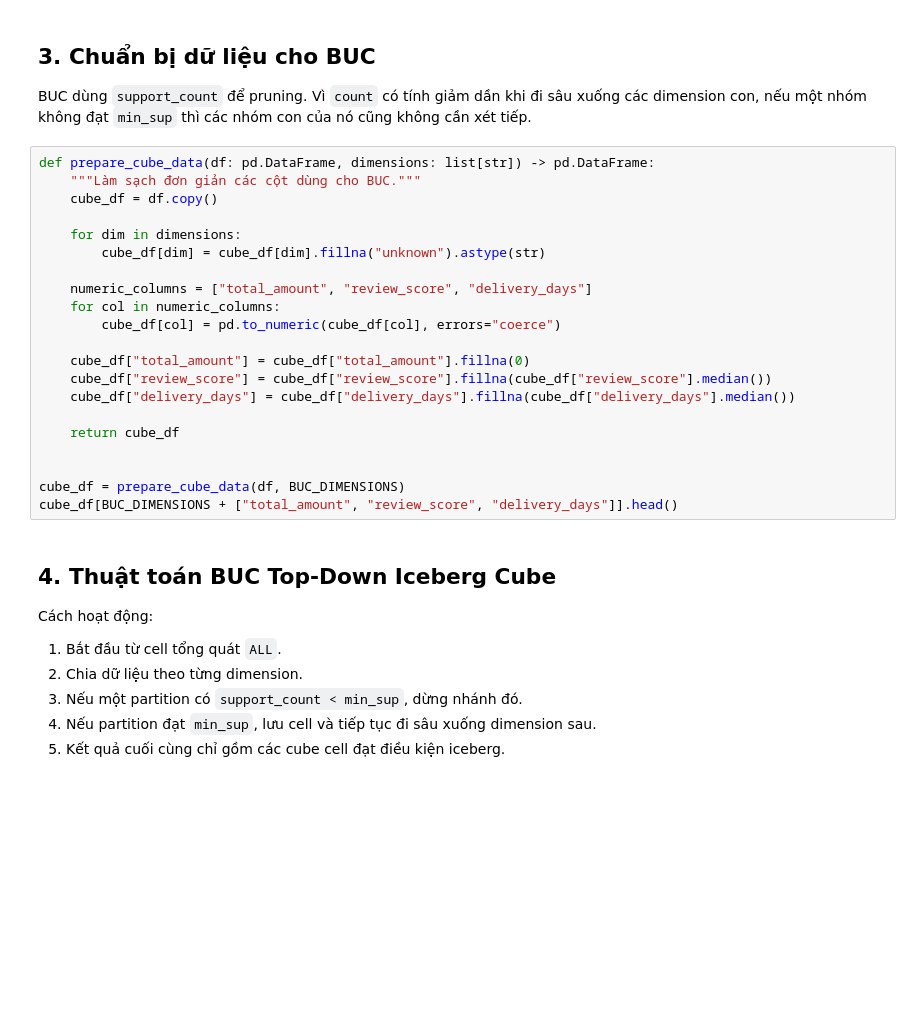
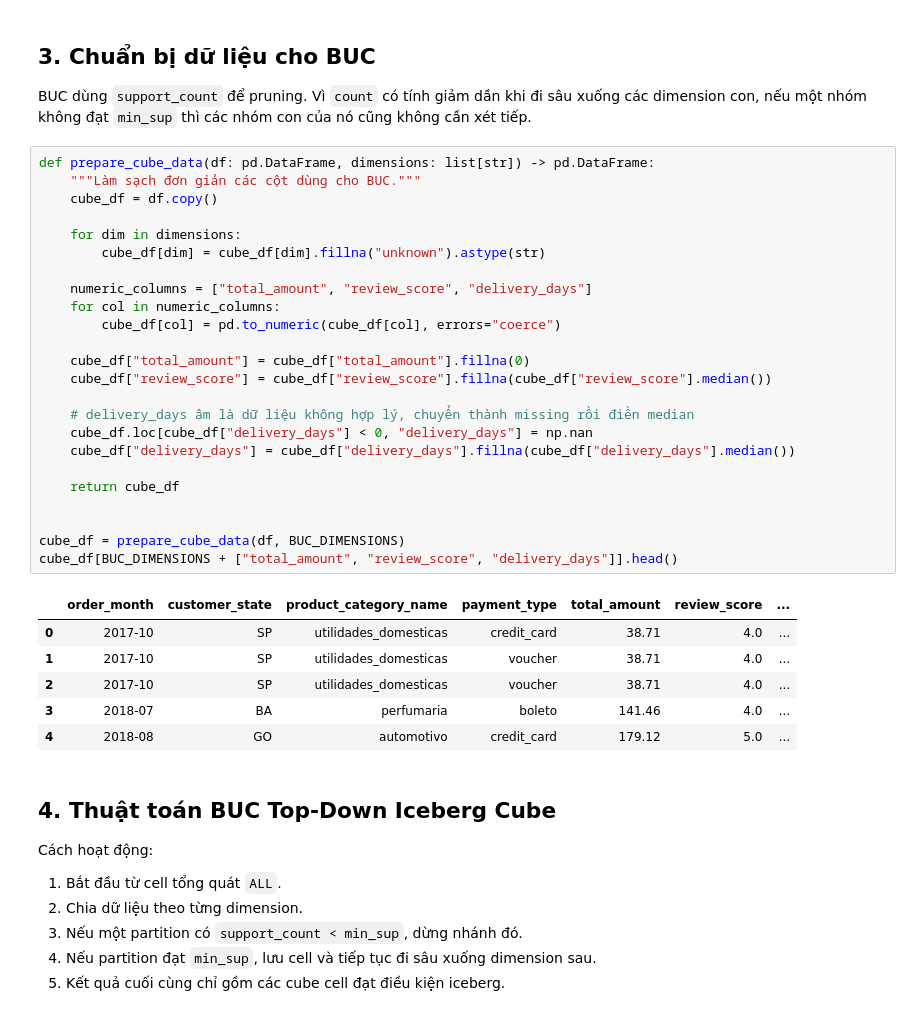
Before and after one commit to DaoGiaPhuc/final-data-mining-project, a Jupyter notebook: notebooks/03_iceberg_cube_clustering.ipynb, the cells around one changed output. Cells and saved outputs as stored; diff of their text form; blank space fills up the shorter version.

```diff
--- a/notebooks/03_iceberg_cube_clustering.ipynb
+++ b/notebooks/03_iceberg_cube_clustering.ipynb
@@ -121,24 +141,34 @@ BUC dùng `support_count` để pruning. Vì `count` có tính giảm dần khi
 # %%
 def prepare_cube_data(df: pd.DataFrame, dimensions: list[str]) -> pd.DataFrame:
     """Làm sạch đơn giản các cột dùng cho BUC."""
     cube_df = df.copy()
 
     for dim in dimensions:
         cube_df[dim] = cube_df[dim].fillna("unknown").astype(str)
 
     numeric_columns = ["total_amount", "review_score", "delivery_days"]
     for col in numeric_columns:
         cube_df[col] = pd.to_numeric(cube_df[col], errors="coerce")
 
     cube_df["total_amount"] = cube_df["total_amount"].fillna(0)
     cube_df["review_score"] = cube_df["review_score"].fillna(cube_df["review_score"].median())
+
+    # delivery_days âm là dữ liệu không hợp lý, chuyển thành missing rồi điền median
+    cube_df.loc[cube_df["delivery_days"] < 0, "delivery_days"] = np.nan
     cube_df["delivery_days"] = cube_df["delivery_days"].fillna(cube_df["delivery_days"].median())
 
     return cube_df
 
 
 cube_df = prepare_cube_data(df, BUC_DIMENSIONS)
 cube_df[BUC_DIMENSIONS + ["total_amount", "review_score", "delivery_days"]].head()
+# %% [output]
+|  | order_month | customer_state | product_category_name | payment_type | total_amount | review_score | ... |
+| 0 | 2017-10 | SP | utilidades_domesticas | credit_card | 38.71 | 4.0 | ... |
+| 1 | 2017-10 | SP | utilidades_domesticas | voucher | 38.71 | 4.0 | ... |
+| 2 | 2017-10 | SP | utilidades_domesticas | voucher | 38.71 | 4.0 | ... |
+| 3 | 2018-07 | BA | perfumaria | boleto | 141.46 | 4.0 | ... |
+| 4 | 2018-08 | GO | automotivo | credit_card | 179.12 | 5.0 | ... |
 # %% [markdown]
 ## 4. Thuật toán BUC Top-Down Iceberg Cube
 
```
Also changed, not shown: parts of 13 cells of this notebook, 8 other files.
